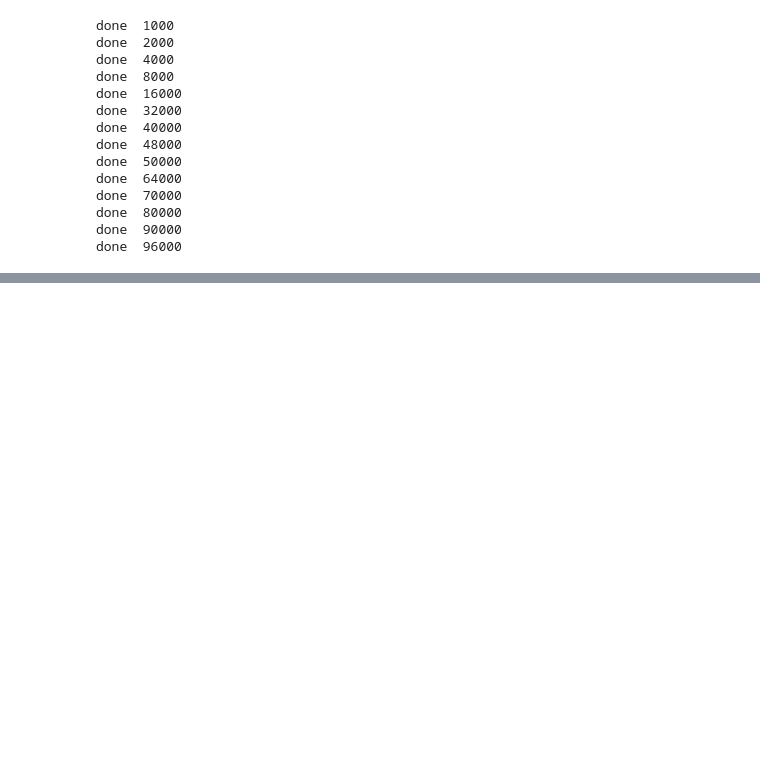
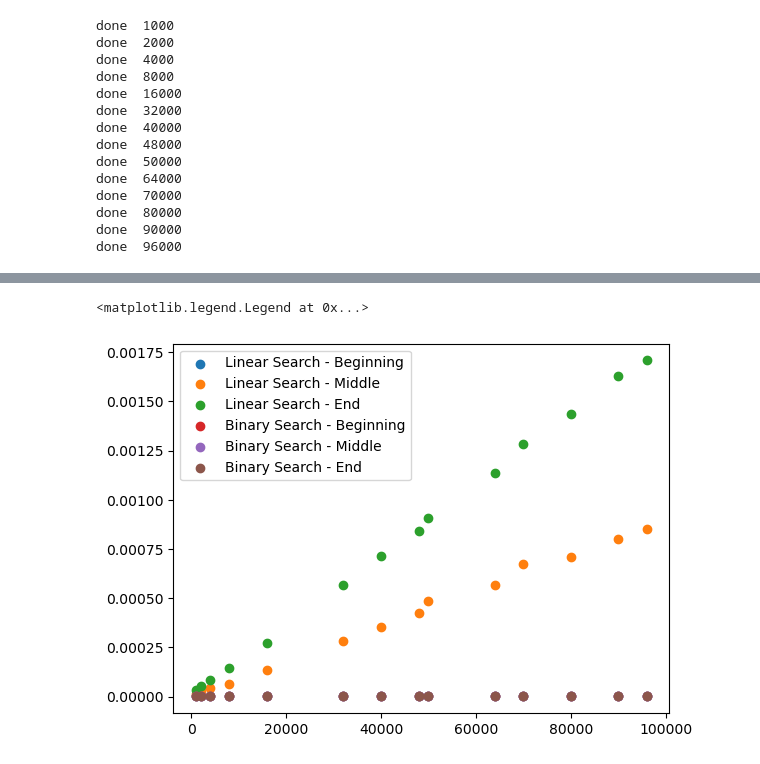
Before and after one commit to Shruti-Karandikar/Mini-Projects, a Jupyter notebook: Search.ipynb, the cells around one changed output, grey strips where cells are left out. Saved outputs shown, nothing was run; the diff lists cells and outputs as text; code cells hidden in the pictures; blank space fills up the shorter version.

Commit message:
comparison of linear and binary

```diff
--- a/Search.ipynb
+++ b/Search.ipynb
@@ -216,0 +234,15 @@ print(medians2[1][:2])
+# %%
+array_size = [1000, 2000, 4000, 8000, 16000, 32000, 40000, 48000, 50000, 64000, 70000, 80000, 90000, 96000]
+linear_median = []
+binary_median = []
+
+for size in array_size:
+    l = generate_list(size)
+
+    linear_median_list = search_time(linear_search, l)
+    linear_median.append(linear_median_list)
+
+    binary_median_list = search_time(binary_search, l)
+    binary_median.append(binary_median_list)
+
+    print("done", size)
@@ -216,0 +264,27 @@ print(medians2[1][:2])
+# %%
+linear_medians = []
+for i in range(3):
+    linear_medians.append([])
+binary_medians = []
+for i in range(3):
+    binary_medians.append([])
+
+for mlist in linear_median:
+    for index, elem in enumerate(mlist):
+        linear_medians[index].append(elem)
+
+for mlist in binary_median:
+    for index, elem in enumerate(mlist):
+        binary_medians[index].append(elem)
+# %%
+positions = ['Beginning', 'Middle', 'End']
+
+for l, p in zip(linear_medians, positions):
+    plt.scatter(array_size, l, label=f'Linear Search - {p}')
+for l, p in zip(binary_medians, positions):
+    plt.scatter(array_size, l, label=f'Binary Search - {p}')
+
+plt.legend()
+# %% [output]
+<matplotlib.legend.Legend at 0x...>
+[figure, added]
```
Also changed, not shown: parts of 10 cells of this notebook.
